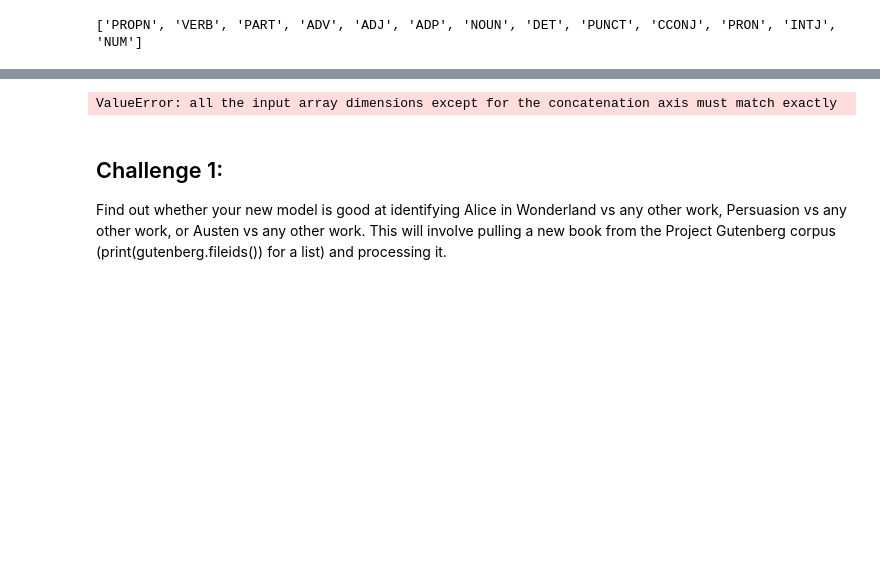
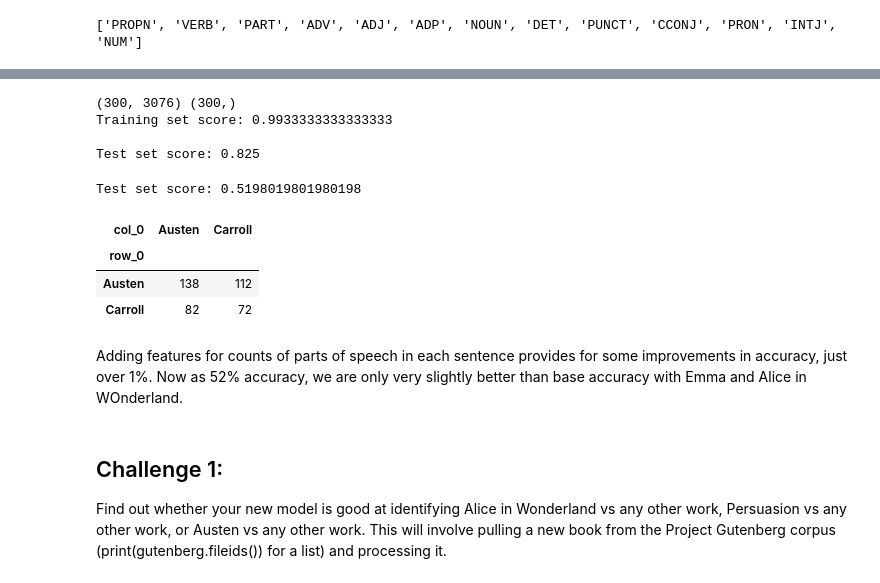
Before and after one commit to mbeckmanssf/Thinkful, a Jupyter notebook: Unit-4/4.2-Supervised_NLP-sampled.ipynb, the cells around one changed output, grey strips where cells are left out. Drawn from its saved outputs; the diff is of its cells as text; code cells hidden in the pictures; blank space fills up the shorter version.

Commit message:
modeling with pos counts

```diff
--- a/Unit-4/4.2-Supervised_NLP-sampled.ipynb
+++ b/Unit-4/4.2-Supervised_NLP-sampled.ipynb
@@ -441,0 +359,5 @@ Processing row 240
+# %%
+for part in part_list:
+    word_counts[part] = 0
+
+word_counts.head()
@@ -442,3 +372,16 @@ Processing row 240
+# %%
+for sentence in word_counts['text_sentence']:
+    for token in sentence:
+        pos = token.pos_
+        word_counts[pos] += 1
+# %%
+for part in part_list:
+    emma_bow[part] = 0
+
+for sentence in emma_bow['text_sentence']:
+    for token in sentence:
+        pos = token.pos_
+        emma_bow[pos] += 1
 # %%
 # redefine target and features, then test and train sets
 
@@ -456,8 +399,32 @@ X_Emma_test = np.concatenate((
 ), axis=0)
 y_Emma_test = pd.concat([y_train[y_train=='Carroll'],
                          pd.Series(['Austen'] * emma_bow.shape[0])])
-# %% [output]
-ValueError: all the input array dimensions except for the concatenation axis must match exactly
+# %%
+# train and test logistric regression model
+
+lr = LogisticRegression()
+train = lr.fit(X_train, y_train)
+print(X_train.shape, y_train.shape)
+print('Training set score:', lr.score(X_train, y_train))
+print('\nTest set score:', lr.score(X_test, y_test))
+# %% [output]
+(300, 3076) (300,)
+Training set score: 0.9933333333333333
+
+Test set score: 0.825
+# %%
+# apply logisitic regression model
+print('\nTest set score:', lr.score(X_Emma_test, y_Emma_test))
+lr_Emma_predicted = lr.predict(X_Emma_test)
+pd.crosstab(y_Emma_test, lr_Emma_predicted)
+# %% [output]
+Test set score: 0.5198019801980198
+| col_0 | Austen | Carroll |
+| row_0 |  |  |
+| Austen | 138 | 112 |
+| Carroll | 82 | 72 |
+# %% [markdown]
+Adding features for counts of parts of speech in each sentence provides for some improvements in accuracy, just over 1%.  Now as 52% accuracy, we are only very slightly better than base accuracy with Emma and Alice in WOnderland.
 # %% [markdown]
 ## Challenge 1:
 Find out whether your new model is good at identifying Alice in Wonderland vs any other work, Persuasion vs any other work, or Austen vs any other work. This will involve pulling a new book from the Project Gutenberg corpus (print(gutenberg.fileids()) for a list) and processing it.
```
Also changed, not shown: parts of 5 cells of this notebook.
